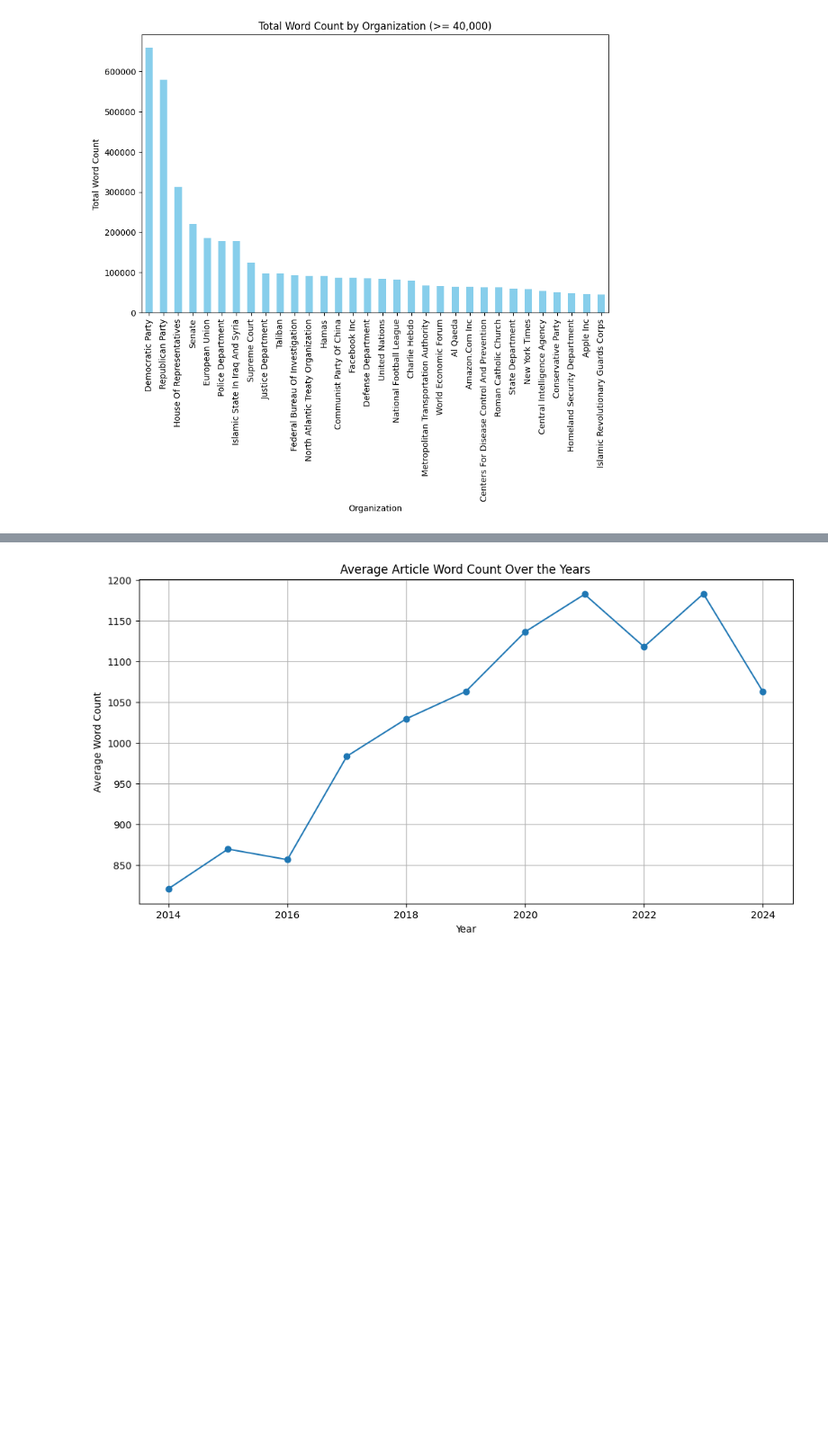
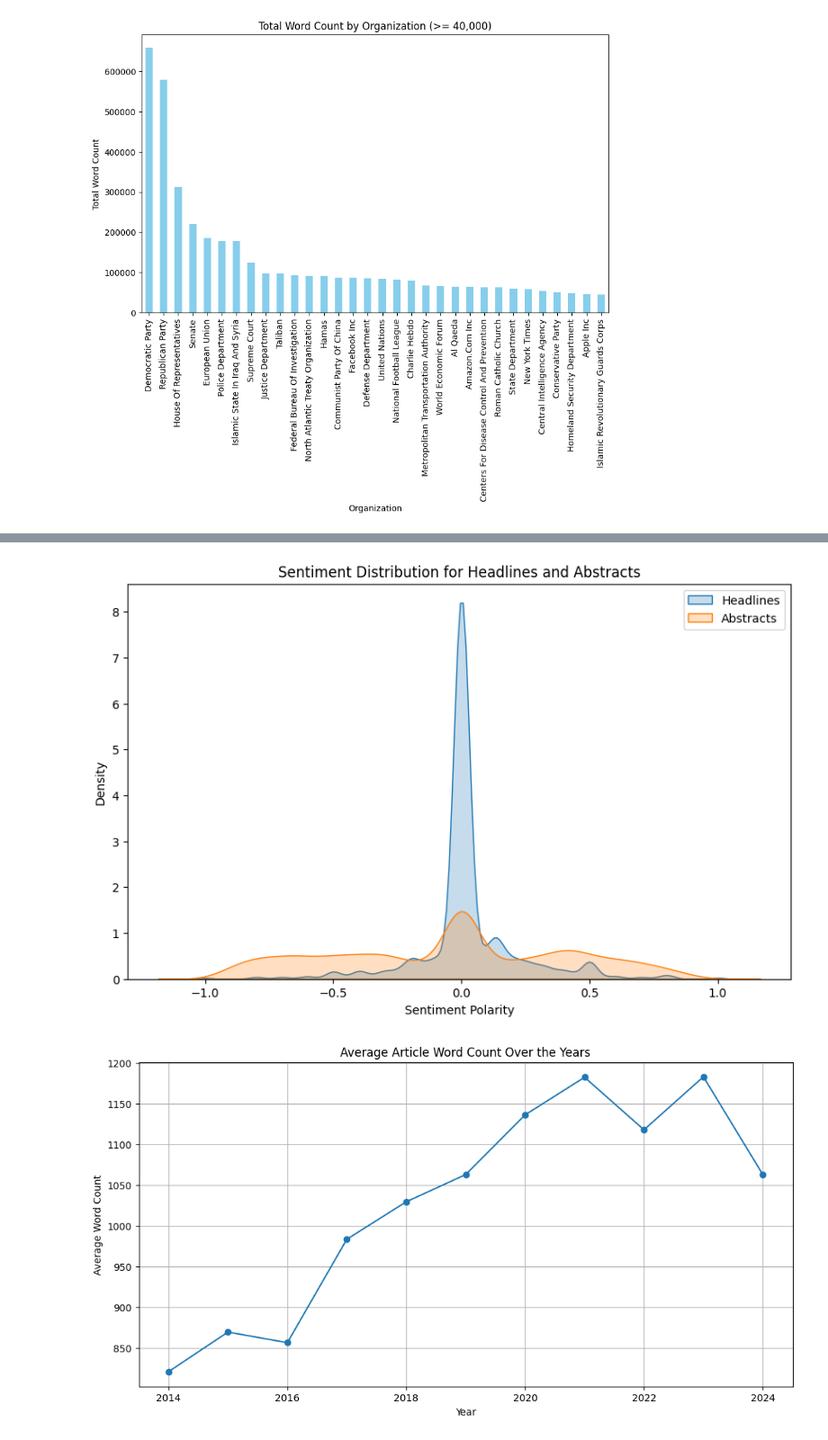
Before and after one commit to udaychhina/4880-project, a Jupyter notebook: project.ipynb, the cells around one changed output, grey strips where cells are left out. Shown at 90% size. Drawn from its saved outputs; the diff is of its cells as text; code cells hidden in the pictures; blank space fills up the shorter version.

```diff
--- a/project.ipynb
+++ b/project.ipynb
@@ -477,3 +502,15 @@ plt.show()
+# %%
+# compare the sentiment of the headlines and the abstracts
+plt.figure(figsize=(10, 6))
+sns.kdeplot(df['sentiment'], label='Headlines', fill=True)
+sns.kdeplot(df['sentiment_abstract'], label='Abstracts', fill=True)
+plt.title('Sentiment Distribution for Headlines and Abstracts')
+plt.xlabel('Sentiment Polarity')
+plt.ylabel('Density')
+plt.legend()
+plt.show()
+# %% [output]
+[figure, added]
 # %%
 # see if theres a average change in the word_count of the articles over the years
 
```
Also changed, not shown: parts of 13 cells of this notebook.
